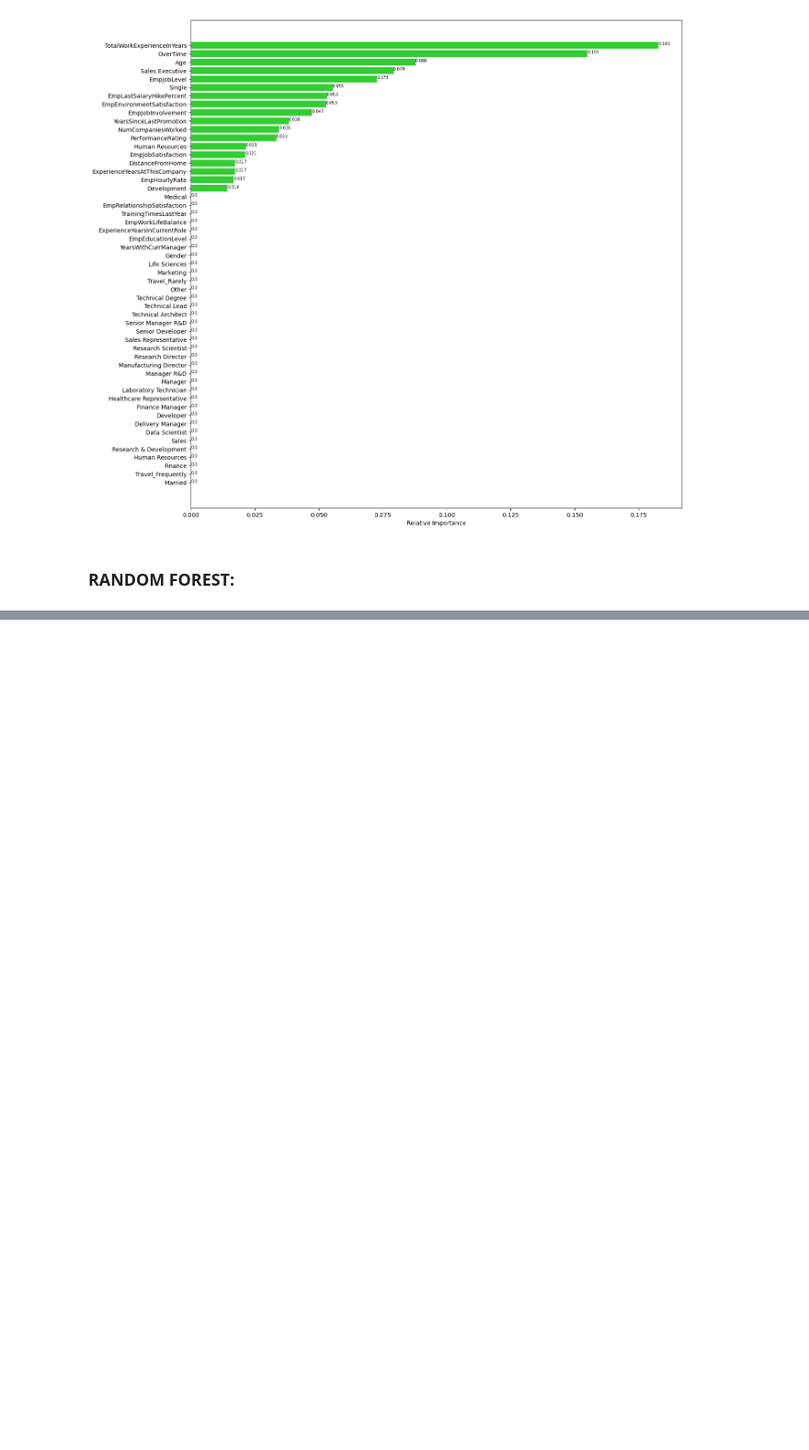
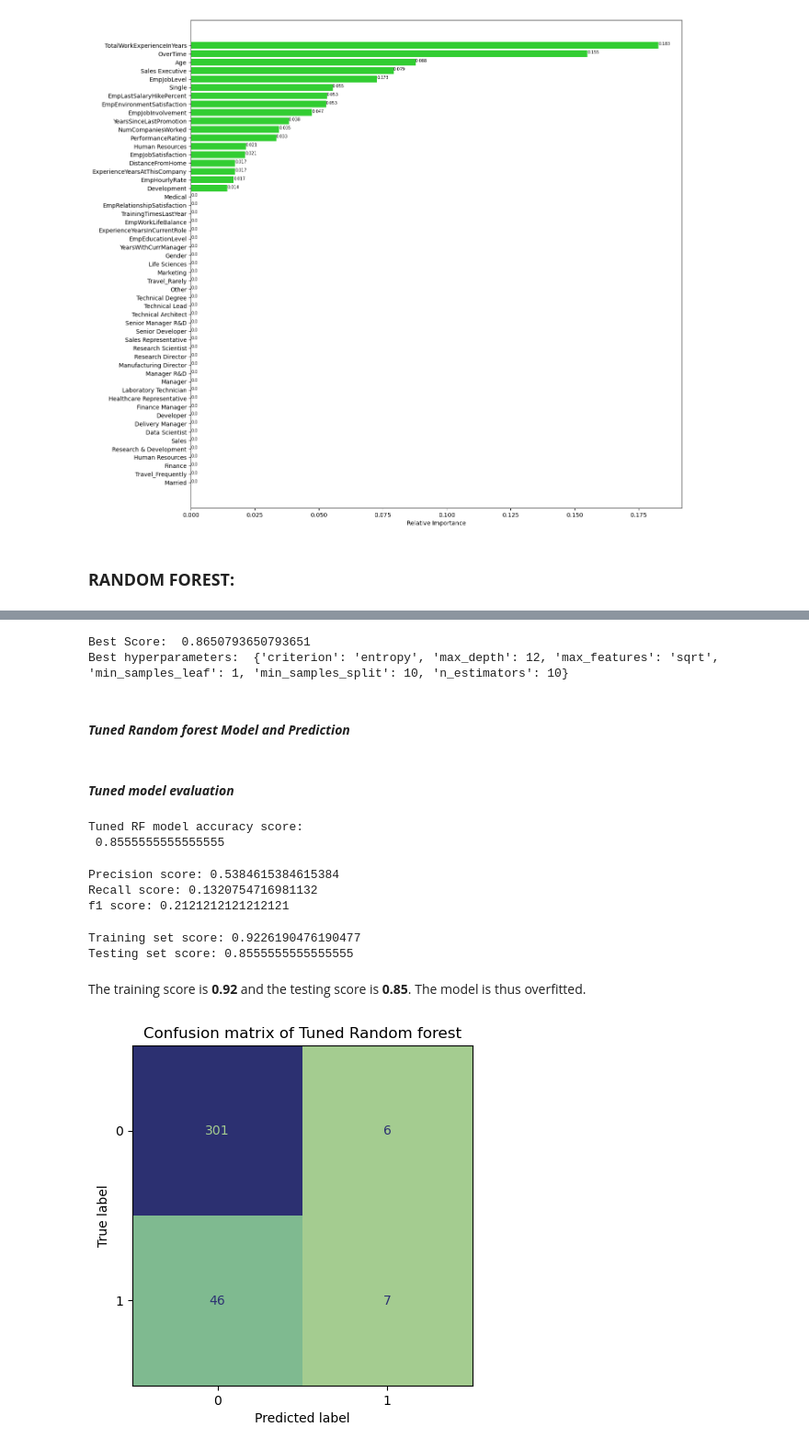
Before and after one commit to shanusaras/Employee_Performance_Analysis, a Jupyter notebook: Project.ipynb, the cells around one changed output, grey strips where cells are left out. Shown at 92% size. Saved outputs shown, nothing was run; the diff lists cells and outputs as text; code cells hidden in the pictures; blank space fills up the shorter version.

```diff
--- a/Project.ipynb
+++ b/Project.ipynb
@@ -1754,0 +1989,58 @@ plt.show()
+# %%
+# Executing search
+GridSearchCV = search.fit(X_train3, y_train3)
+
+# Setting the classifier to the best combination of parameters
+rf_model_cv= GridSearchCV.best_estimator_
+
+# Summarizing the result
+print('Best Score: ', GridSearchCV.best_score_)
+print('Best hyperparameters: ', GridSearchCV.best_params_)
+# %% [output]
+Best Score:  0.8650793650793651
+Best hyperparameters:  {'criterion': 'entropy', 'max_depth': 12, 'max_features': 'sqrt', 'min_samples_leaf': 1, 'min_samples_split': 10, 'n_estimators': 10}
+# %% [markdown]
+#### ***Tuned Random forest Model and Prediction***
+# %%
+# Training the tuned model
+
+rf_model_cv.fit(X_train3, y_train3)
+y_pred= rf_model_cv.predict(X_test3)
+# %% [markdown]
+#### ***Tuned model evaluation***
+# %%
+# Accuracy score
+
+print(f'Tuned RF model accuracy score:\n {accuracy_score(y_test3, y_pred)}')
+# %% [output]
+Tuned RF model accuracy score:
+ 0.8555555555555555
+# %%
+print(f'Precision score: {precision_score(y_test3, y_pred)}\
+        \nRecall score: {recall_score(y_test3, y_pred)}\
+        \nf1 score: {f1_score(y_test3, y_pred)}')
+# %% [output]
+Precision score: 0.5384615384615384
+Recall score: 0.1320754716981132
+f1 score: 0.2121212121212121
+# %%
+# Checking for overfitting and underfitting
+
+Training_accuracy=rf_model_cv.score(X_train3, y_train3)
+Testing_accuracy= rf_model_cv.score(X_test3, y_test3)
+print(f'Training set score: {Training_accuracy}')
+print(f'Testing set score: {Testing_accuracy}')
+# %% [output]
+Training set score: 0.9226190476190477
+Testing set score: 0.8555555555555555
+# %% [markdown]
+The training score is **0.92** and the testing score is **0.85**. The model is thus overfitted.
+# %%
+# Tuned model confusion matrix
+
+from sklearn.metrics import ConfusionMatrixDisplay
+ConfusionMatrixDisplay.from_estimator(rf_model_cv, X_test3, y_test3, colorbar= False, cmap= 'crest')
+plt.title('Confusion matrix of Tuned Random forest')
+plt.grid(False)
+# %% [output]
+[figure, added]
```
Also changed, not shown: parts of 31 cells of this notebook.
